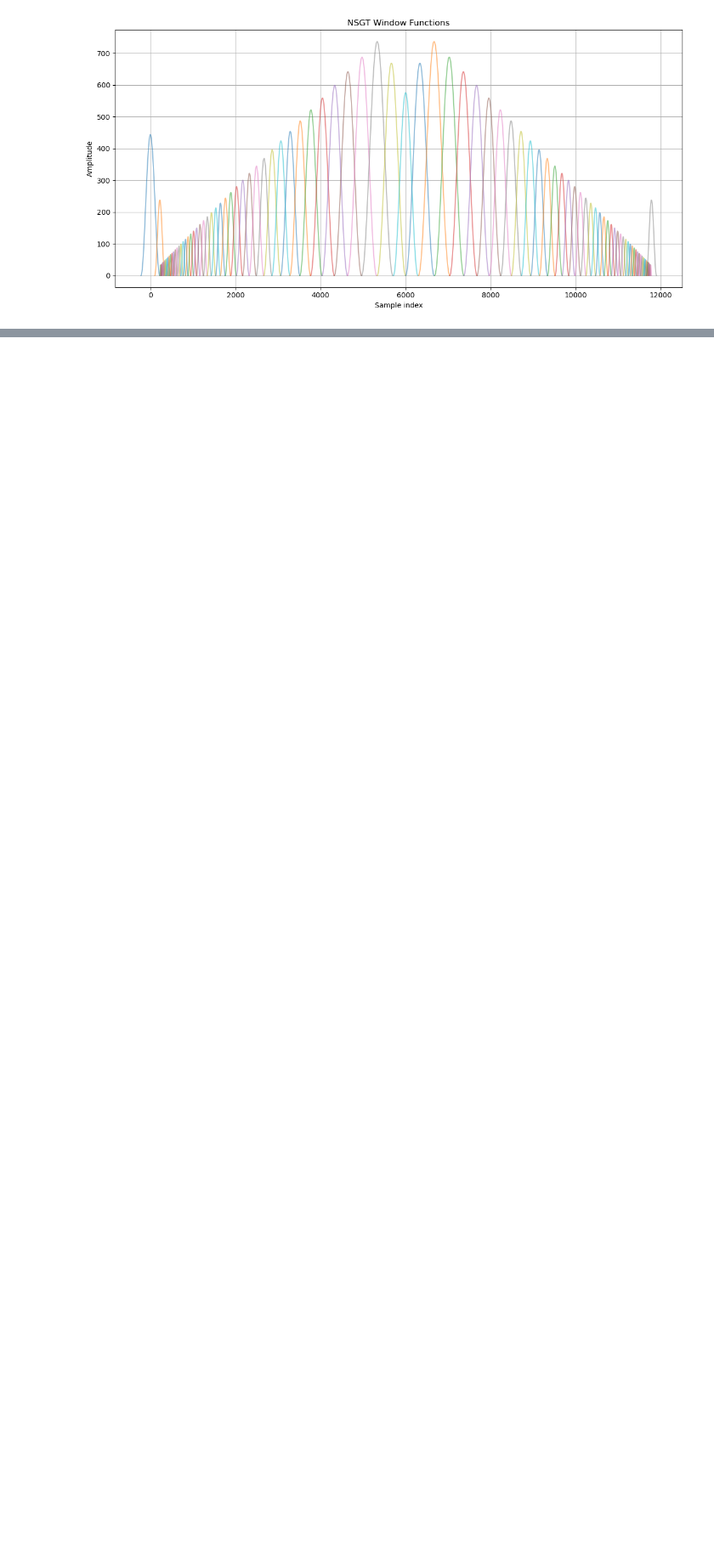
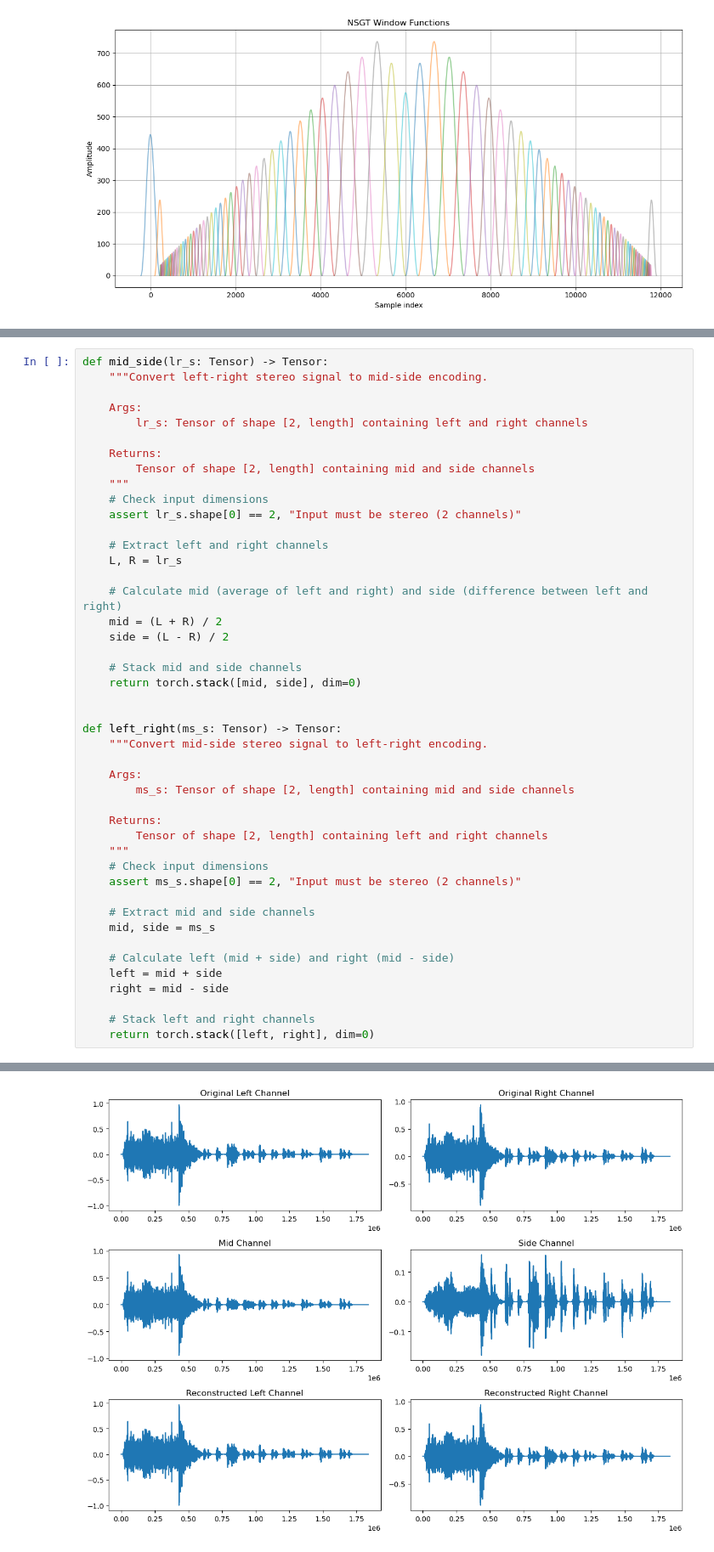
Before and after one commit to tommoED/nsgt-3, a Jupyter notebook: nsgt.ipynb, the cells around one changed output, grey strips where cells are left out. Shown at 85% size. Drawn from its saved outputs; the diff is of its cells as text; blank space fills up the shorter version.

```diff
--- a/nsgt.ipynb
+++ b/nsgt.ipynb
@@ -601,0 +546,46 @@ class CQ_NSGT(NSGT):
+# %%
+def mid_side(lr_s: Tensor) -> Tensor:
+    """Convert left-right stereo signal to mid-side encoding.
+
+    Args:
+        lr_s: Tensor of shape [2, length] containing left and right channels
+
+    Returns:
+        Tensor of shape [2, length] containing mid and side channels
+    """
+    # Check input dimensions
+    assert lr_s.shape[0] == 2, "Input must be stereo (2 channels)"
+
+    # Extract left and right channels
+    L, R = lr_s
+
+    # Calculate mid (average of left and right) and side (difference between left and right)
+    mid = (L + R) / 2
+    side = (L - R) / 2
+
+    # Stack mid and side channels
+    return torch.stack([mid, side], dim=0)
+
+
+def left_right(ms_s: Tensor) -> Tensor:
+    """Convert mid-side stereo signal to left-right encoding.
+
+    Args:
+        ms_s: Tensor of shape [2, length] containing mid and side channels
+
+    Returns:
+        Tensor of shape [2, length] containing left and right channels
+    """
+    # Check input dimensions
+    assert ms_s.shape[0] == 2, "Input must be stereo (2 channels)"
+
+    # Extract mid and side channels
+    mid, side = ms_s
+
+    # Calculate left (mid + side) and right (mid - side)
+    left = mid + side
+    right = mid - side
+
+    # Stack left and right channels
+    return torch.stack([left, right], dim=0)
+# %% [output]
@@ -601,0 +593 @@ class CQ_NSGT(NSGT):
+[figure, added]
```
Also changed, not shown: parts of 14 cells of this notebook, 1 other file.
